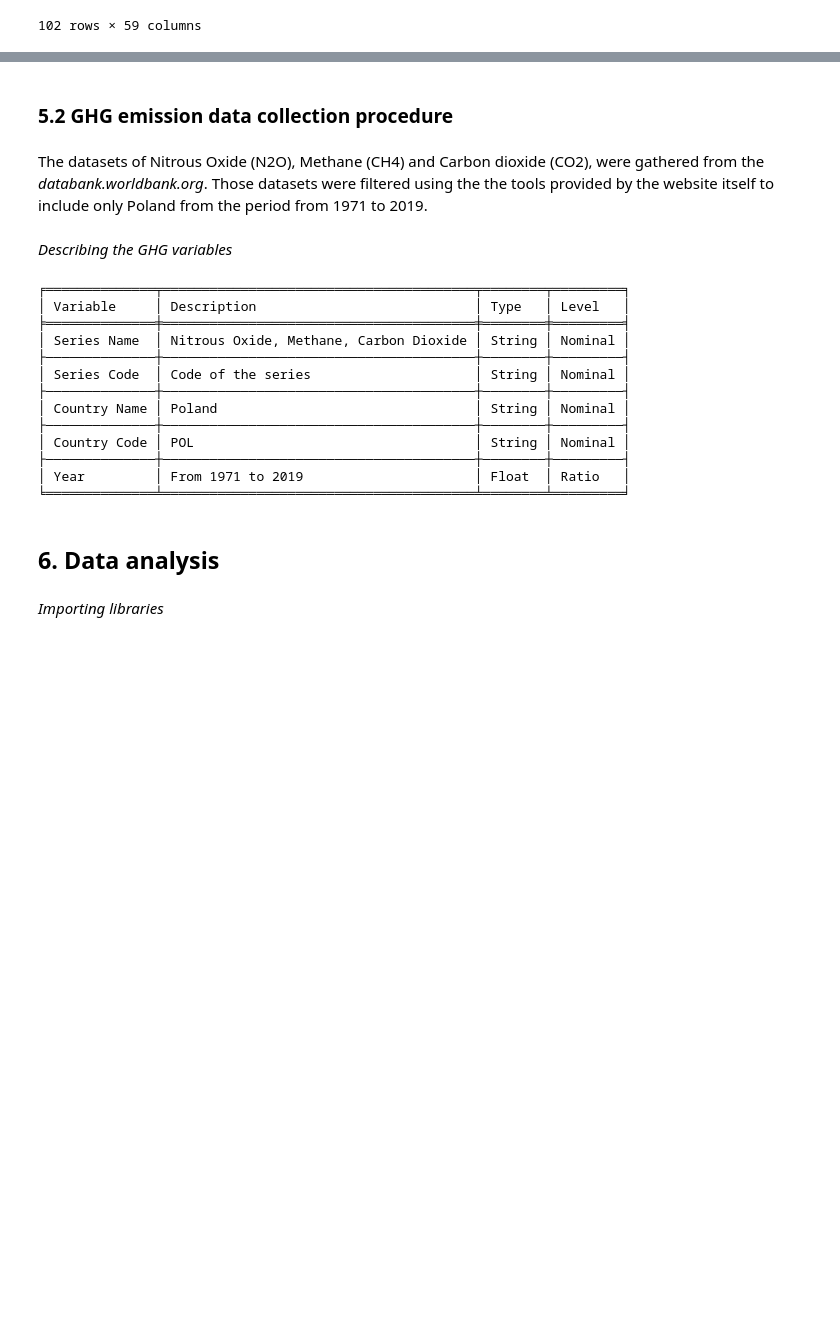
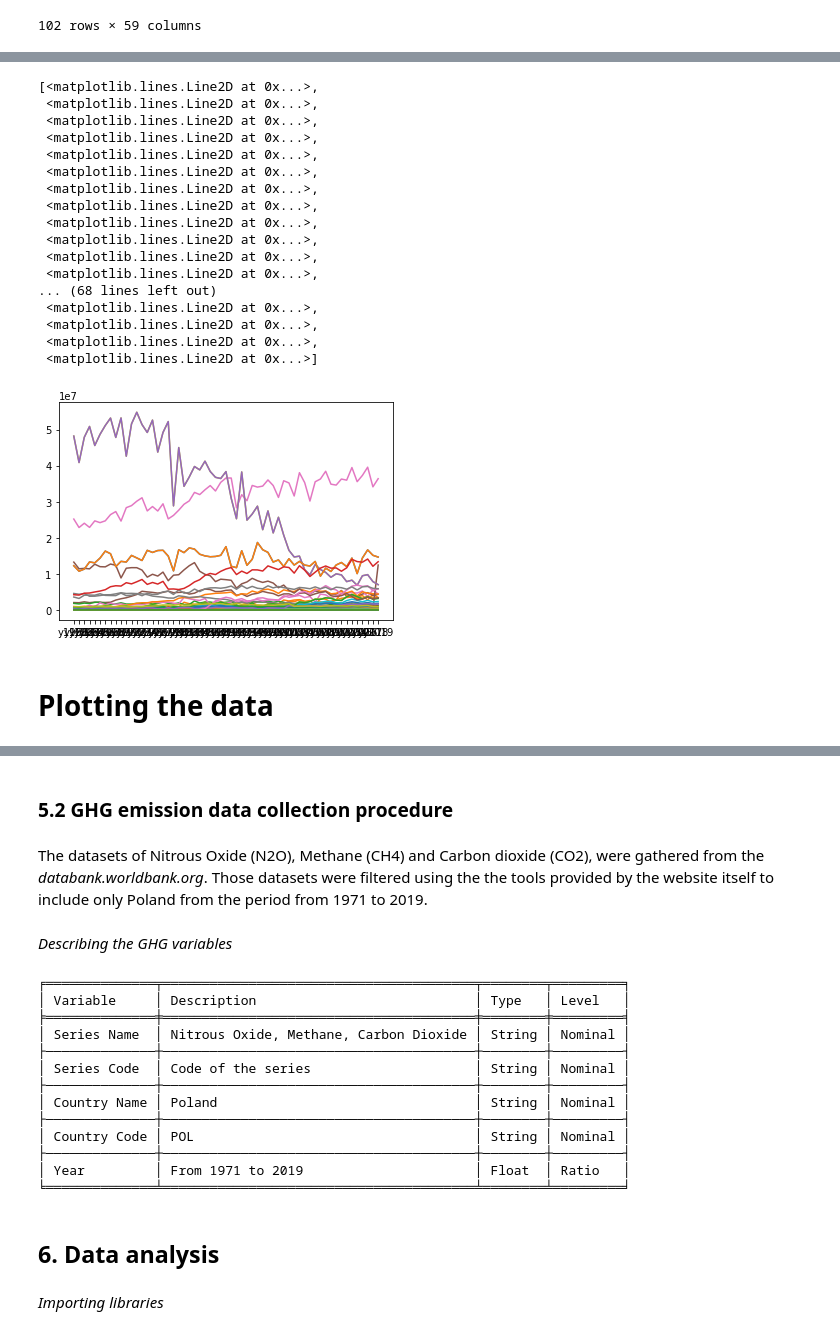
Before and after one commit to Alejandro-github-mx/statistics-projects, a Jupyter notebook: 2022-02-28-statistics-homework-FoodCC-Poland.ipynb, the cells around one changed output, grey strips where cells are left out. Drawn from its saved outputs; the diff is of its cells as text; code cells hidden in the pictures; blank space fills up the shorter version.

Commit message:
Data plotted.

```diff
--- a/2022-02-28-statistics-homework-FoodCC-Poland.ipynb
+++ b/2022-02-28-statistics-homework-FoodCC-Poland.ipynb
@@ -239,0 +244,2 @@ dataCropsGrouped
+# %%
+dataCropsCleaned = dataCropsGrouped.loc[~(dataCropsGrouped == 0).all(axis=1)]
@@ -239,0 +248,3 @@ dataCropsGrouped
+# %%
+dataCropsTransposed = dataCropsCleaned.transpose()
+dataCropsTransposed
@@ -239,0 +270,23 @@ dataCropsGrouped
+# %%
+plt.plot(dataCropsTransposed)
+# %% [output]
+[<matplotlib.lines.Line2D at 0x...>,
+ <matplotlib.lines.Line2D at 0x...>,
+ <matplotlib.lines.Line2D at 0x...>,
+ <matplotlib.lines.Line2D at 0x...>,
+ <matplotlib.lines.Line2D at 0x...>,
+ <matplotlib.lines.Line2D at 0x...>,
+ <matplotlib.lines.Line2D at 0x...>,
+ <matplotlib.lines.Line2D at 0x...>,
+ <matplotlib.lines.Line2D at 0x...>,
+ <matplotlib.lines.Line2D at 0x...>,
+ <matplotlib.lines.Line2D at 0x...>,
+ <matplotlib.lines.Line2D at 0x...>,
+... (68 lines left out)
+ <matplotlib.lines.Line2D at 0x...>,
+ <matplotlib.lines.Line2D at 0x...>,
+ <matplotlib.lines.Line2D at 0x...>,
+ <matplotlib.lines.Line2D at 0x...>]
+[figure, added]
+# %% [markdown]
+# Plotting the data
```
Also changed, not shown: parts of 21 cells of this notebook.
